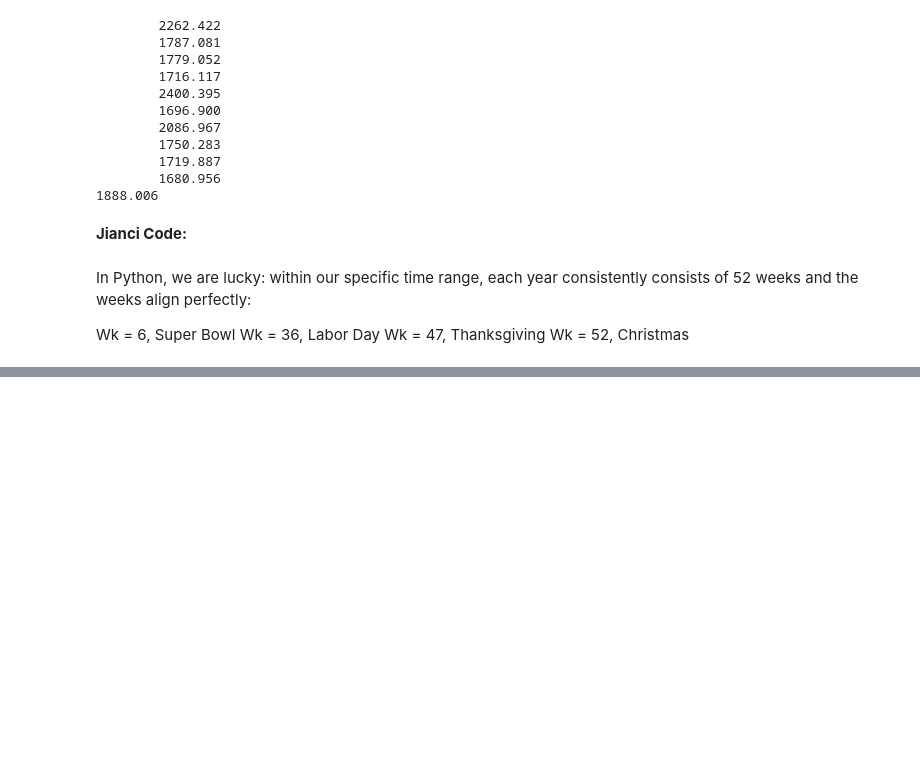
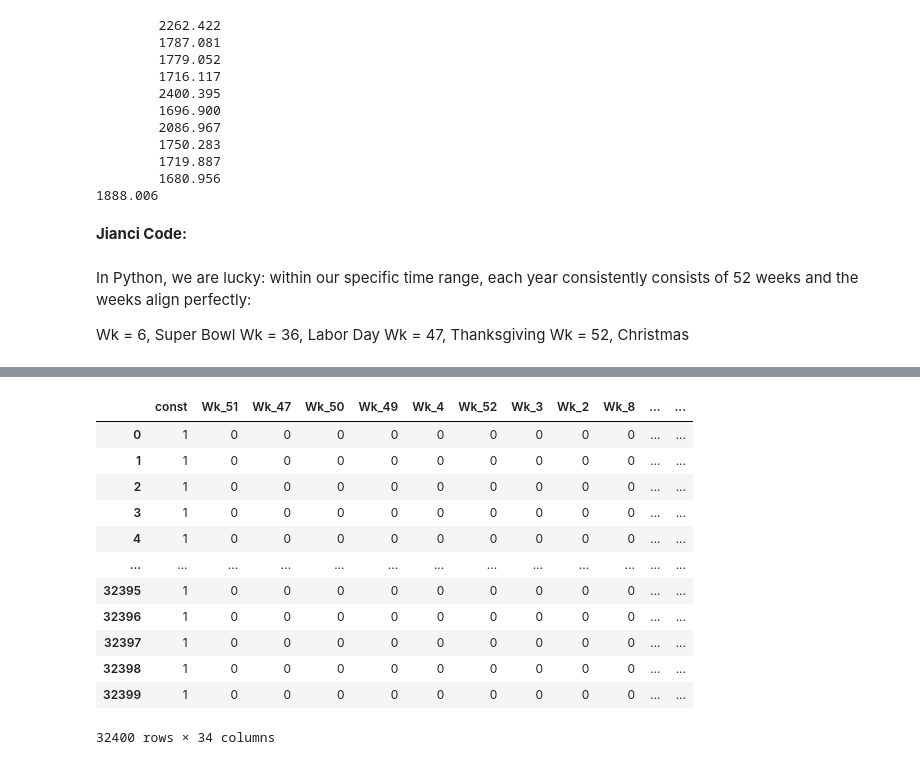
Before and after one commit to zelal-Eizaldeen/project2_Walmart_Price_Prediction, a Jupyter notebook: Project2_Walmart_Price_Prediction.ipynb, the cells around one changed output, grey strips where cells are left out. Saved outputs shown, nothing was run; the diff lists cells and outputs as text; code cells hidden in the pictures; blank space fills up the shorter version.

```diff
--- a/Project2_Walmart_Price_Prediction.ipynb
+++ b/Project2_Walmart_Price_Prediction.ipynb
@@ -294,0 +492,28 @@ proj2_data_train
+# %%
+for i in iv:
+  try:
+    proj2_data_test[i] = proj2_data_test[i].astype('int')
+  except:
+   proj2_data_test [i] = 0
+# %%
+X_test = proj2_data_test
+# %%
+X_test['const'] = 1
+# %%
+X_test
+X2_test = X_test[['const']+iv]
+X2_test
+# %% [output]
+|  | const | Wk_51 | Wk_47 | Wk_50 | Wk_49 | Wk_4 | Wk_52 | Wk_3 | Wk_2 | Wk_8 | ... | ... |
+| 0 | 1 | 0 | 0 | 0 | 0 | 0 | 0 | 0 | 0 | 0 | ... | ... |
+| 1 | 1 | 0 | 0 | 0 | 0 | 0 | 0 | 0 | 0 | 0 | ... | ... |
+| 2 | 1 | 0 | 0 | 0 | 0 | 0 | 0 | 0 | 0 | 0 | ... | ... |
+| 3 | 1 | 0 | 0 | 0 | 0 | 0 | 0 | 0 | 0 | 0 | ... | ... |
+| 4 | 1 | 0 | 0 | 0 | 0 | 0 | 0 | 0 | 0 | 0 | ... | ... |
+| ... | ... | ... | ... | ... | ... | ... | ... | ... | ... | ... | ... | ... |
+| 32395 | 1 | 0 | 0 | 0 | 0 | 0 | 0 | 0 | 0 | 0 | ... | ... |
+| 32396 | 1 | 0 | 0 | 0 | 0 | 0 | 0 | 0 | 0 | 0 | ... | ... |
+| 32397 | 1 | 0 | 0 | 0 | 0 | 0 | 0 | 0 | 0 | 0 | ... | ... |
+| 32398 | 1 | 0 | 0 | 0 | 0 | 0 | 0 | 0 | 0 | 0 | ... | ... |
+| 32399 | 1 | 0 | 0 | 0 | 0 | 0 | 0 | 0 | 0 | 0 | ... | ... |
+32400 rows × 34 columns
```
Also changed, not shown: parts of 54 cells of this notebook.
